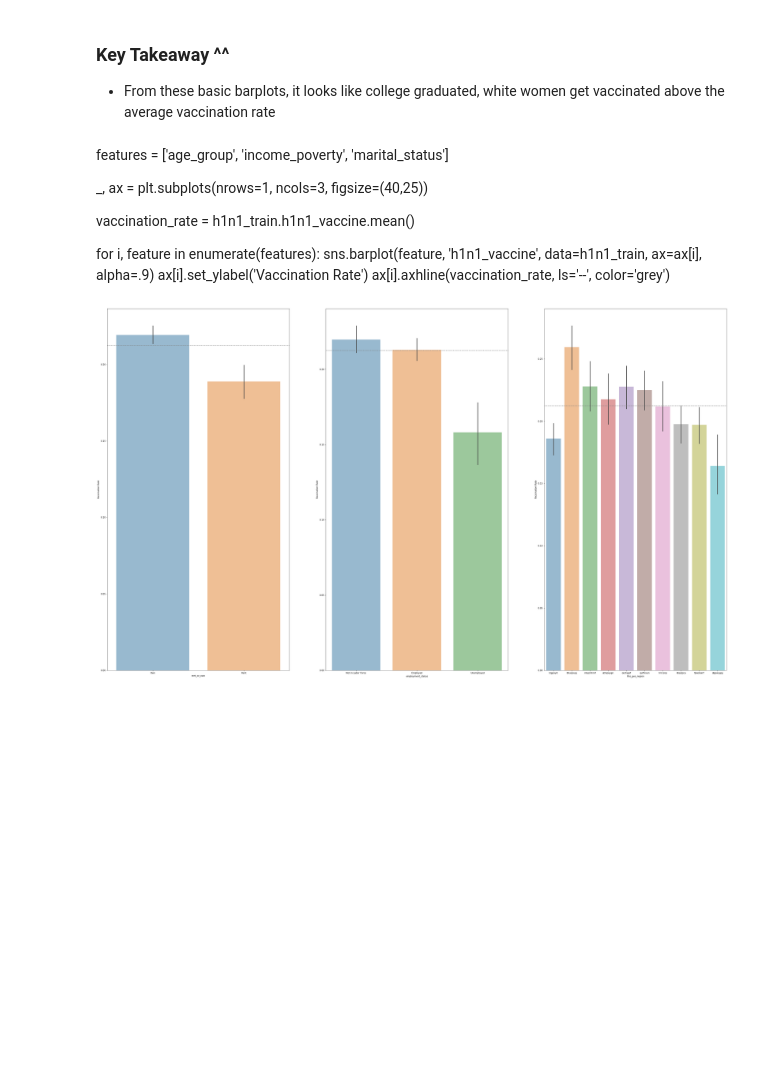
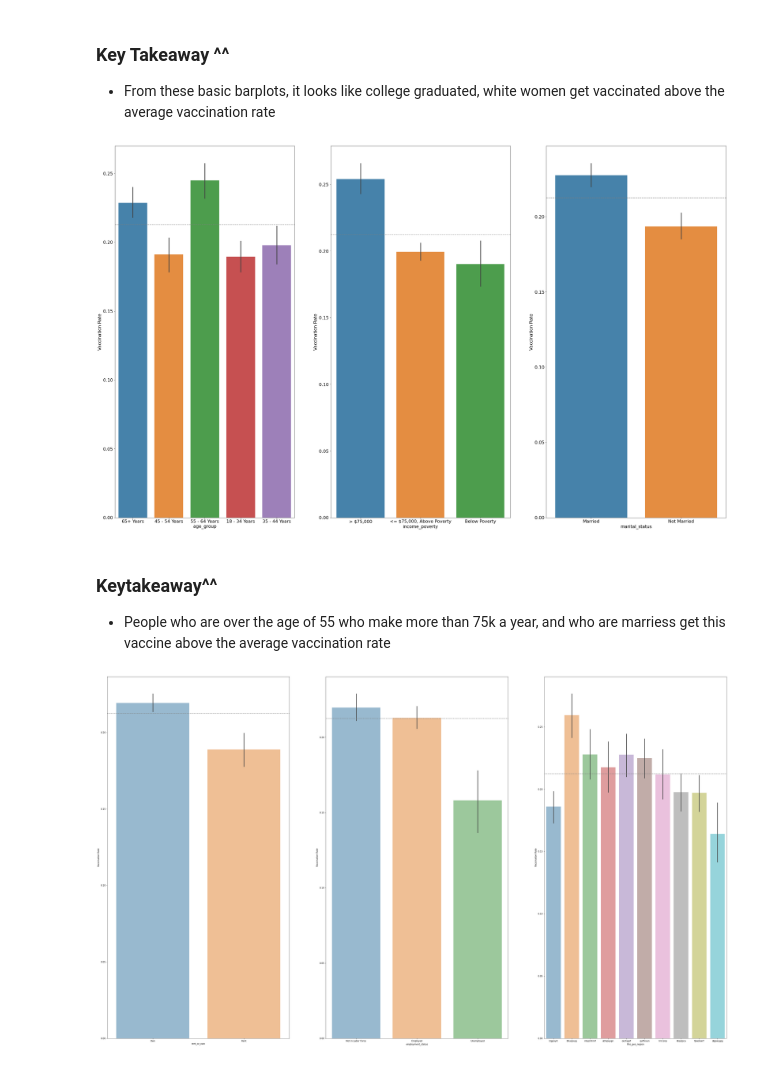
Before and after one commit to JadaShipp/predicting_flu, a Jupyter notebook: explore.ipynb, the cells around one changed output. Saved outputs shown, nothing was run; the diff lists cells and outputs as text; code cells hidden in the pictures; blank space fills up the shorter version.

Commit message:
added key takeway for second set of barplots

```diff
--- a/explore.ipynb
+++ b/explore.ipynb
@@ -154,17 +154,22 @@ for i, feature in enumerate(features):
 # %% [markdown]
 ### Key Takeaway ^^
 - From these basic barplots, it looks like college graduated, white women get vaccinated above the average vaccination rate
-# %% [markdown]
-features = ['age_group', 'income_poverty', 'marital_status']
-
-_, ax = plt.subplots(nrows=1, ncols=3, figsize=(40,25))
-
-vaccination_rate = h1n1_train.h1n1_vaccine.mean()
-
-for i, feature in enumerate(features):
-    sns.barplot(feature, 'h1n1_vaccine', data=h1n1_train, ax=ax[i], alpha=.9)
-    ax[i].set_ylabel('Vaccination Rate')
-    ax[i].axhline(vaccination_rate, ls='--', color='grey')
+# %%
+features = ['age_group', 'income_poverty', 'marital_status']
+
+_, ax = plt.subplots(nrows=1, ncols=3, figsize=(40,25))
+
+vaccination_rate = h1n1_train.h1n1_vaccine.mean()
+
+for i, feature in enumerate(features):
+    sns.barplot(feature, 'h1n1_vaccine', data=h1n1_train, ax=ax[i], alpha=.9)
+    ax[i].set_ylabel('Vaccination Rate')
+    ax[i].axhline(vaccination_rate, ls='--', color='grey')
+# %% [output]
+[figure, added]
+# %% [markdown]
+### Keytakeaway^^
+- People who are over the age of 55 who make more than 75k a year, and who are marriess get this vaccine above the average vaccination rate
 # %%
 features = ['rent_or_own', 'employment_status', 'hhs_geo_region']
 
```
